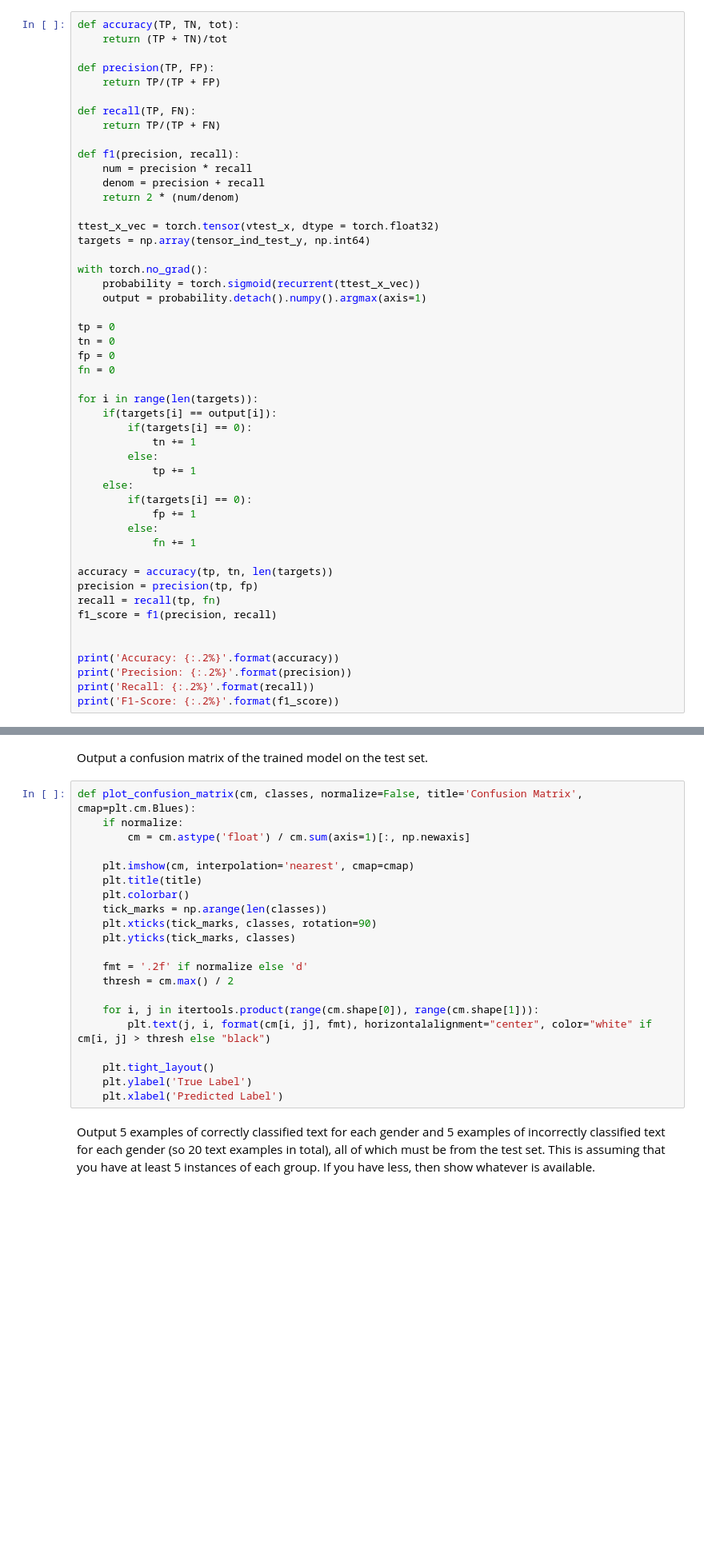
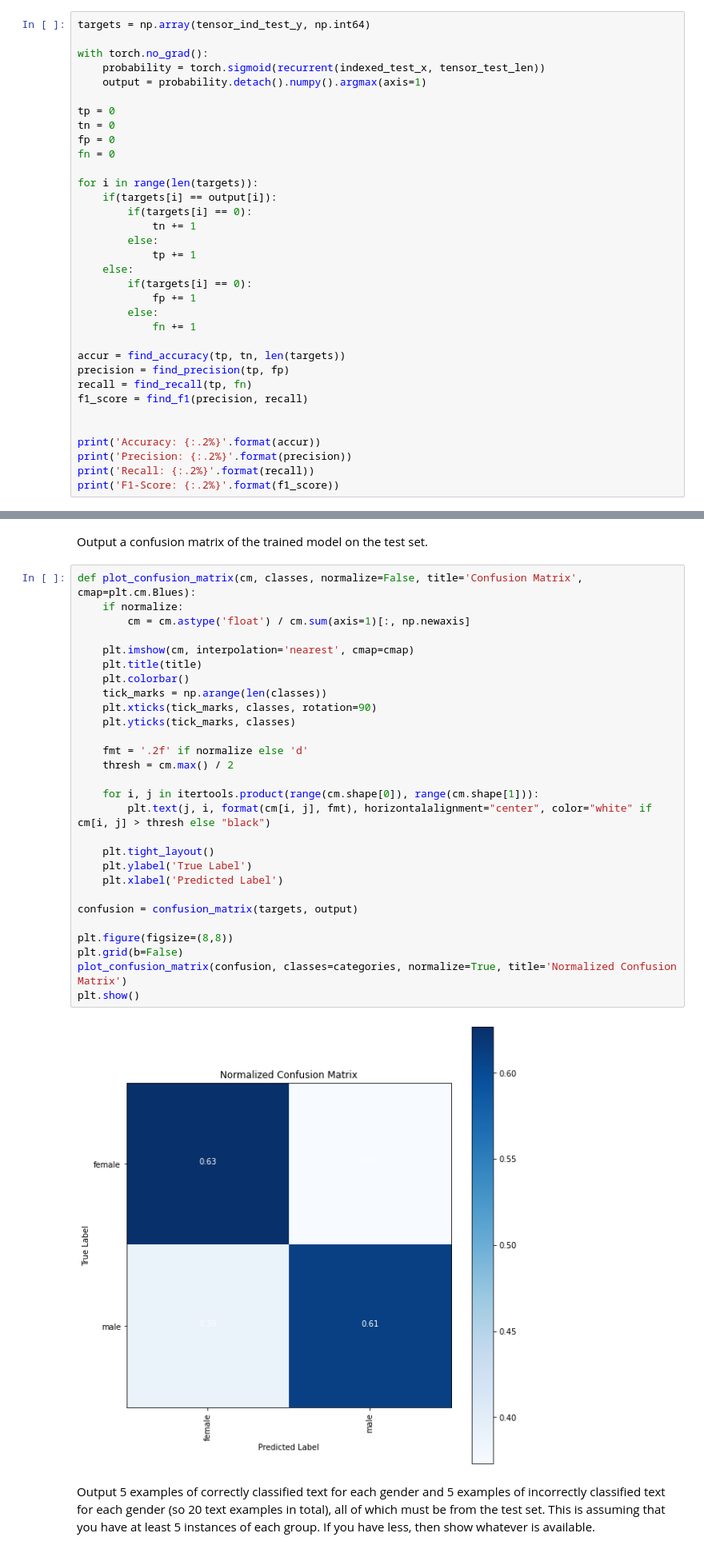
Before and after one commit to Fliinko/Deep-Learning-for-Gender-Classification-from-Text, a Jupyter notebook: text_classification.ipynb, the cells around one changed output, grey strips where cells are left out. Shown at 80% size. Drawn from its saved outputs; the diff is of its cells as text; blank space fills up the shorter version.

```diff
--- a/text_classification.ipynb
+++ b/text_classification.ipynb
@@ -429,25 +567,10 @@ def plot(x, y, epochs):
 # %% [markdown]
 Measure the accuracy, precision, recall, and F1-score of this classifier on the test set.
 # %%
-def accuracy(TP, TN, tot):
-    return (TP + TN)/tot
-
-def precision(TP, FP):
-    return TP/(TP + FP)
-
-def recall(TP, FN):
-    return TP/(TP + FN)
-
-def f1(precision, recall):
-    num = precision * recall
-    denom = precision + recall
-    return 2 * (num/denom)
-
-ttest_x_vec = torch.tensor(vtest_x, dtype = torch.float32)
 targets = np.array(tensor_ind_test_y, np.int64)
 
 with torch.no_grad():
-    probability = torch.sigmoid(recurrent(ttest_x_vec))
+    probability = torch.sigmoid(recurrent(indexed_test_x, tensor_test_len))
     output = probability.detach().numpy().argmax(axis=1)
 
 tp = 0
@@ -467,13 +590,13 @@ for i in range(len(targets)):
         else:
             fn += 1
 
-accuracy = accuracy(tp, tn, len(targets))
-precision = precision(tp, fp)
-recall = recall(tp, fn)
-f1_score = f1(precision, recall)
+accur = find_accuracy(tp, tn, len(targets))
+precision = find_precision(tp, fp)
+recall = find_recall(tp, fn)
+f1_score = find_f1(precision, recall)
 
 
-print('Accuracy: {:.2%}'.format(accuracy))
+print('Accuracy: {:.2%}'.format(accur))
 print('Precision: {:.2%}'.format(precision))
 print('Recall: {:.2%}'.format(recall))
 print('F1-Score: {:.2%}'.format(f1_score))
@@ -484,24 +610,33 @@ Output a confusion matrix of the trained model on the test set.
 # %%
 def plot_confusion_matrix(cm, classes, normalize=False, title='Confusion Matrix', cmap=plt.cm.Blues):
     if normalize:
         cm = cm.astype('float') / cm.sum(axis=1)[:, np.newaxis]
 
     plt.imshow(cm, interpolation='nearest', cmap=cmap)
     plt.title(title)
     plt.colorbar()
     tick_marks = np.arange(len(classes))
     plt.xticks(tick_marks, classes, rotation=90)
     plt.yticks(tick_marks, classes)
 
     fmt = '.2f' if normalize else 'd'
     thresh = cm.max() / 2
 
     for i, j in itertools.product(range(cm.shape[0]), range(cm.shape[1])):
         plt.text(j, i, format(cm[i, j], fmt), horizontalalignment="center", color="white" if cm[i, j] > thresh else "black")
 
     plt.tight_layout()
     plt.ylabel('True Label')
     plt.xlabel('Predicted Label')
+
+confusion = confusion_matrix(targets, output)
+
+plt.figure(figsize=(8,8))
+plt.grid(b=False)
+plot_confusion_matrix(confusion, classes=categories, normalize=True, title='Normalized Confusion Matrix')
+plt.show()
+# %% [output]
+[figure, added]
 # %% [markdown]
 Output 5 examples of correctly classified text for each gender and 5 examples of incorrectly classified text for each gender (so 20 text examples in total), all of which must be from the test set.
 This is assuming that you have at least 5 instances of each group.
```
Also changed, not shown: parts of 8 cells of this notebook.
